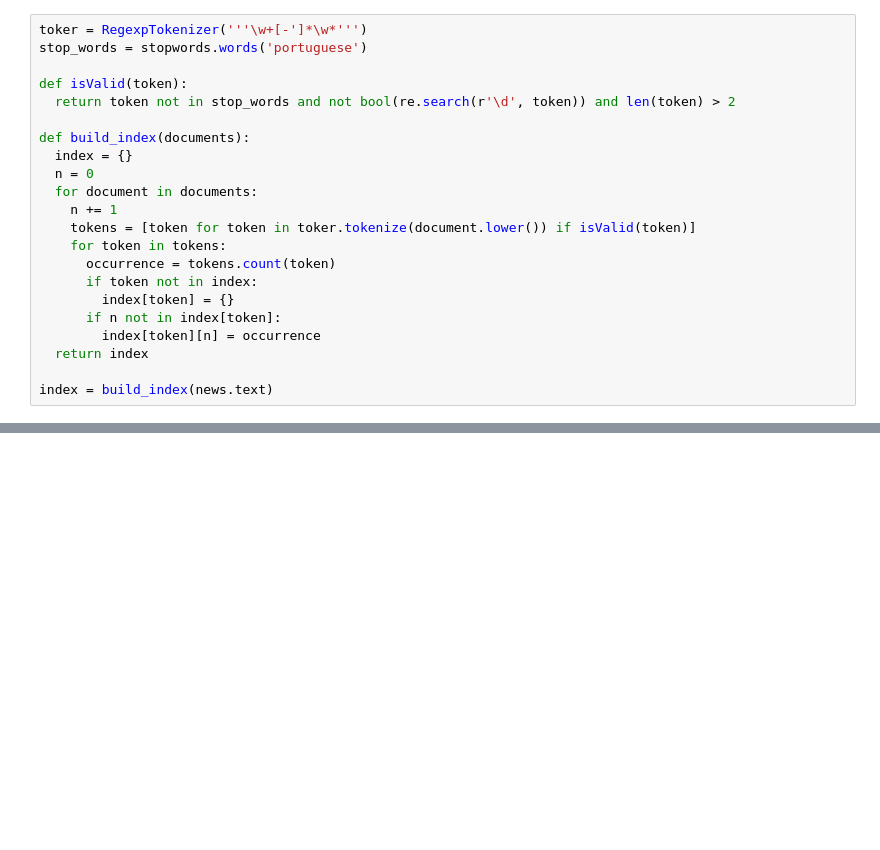
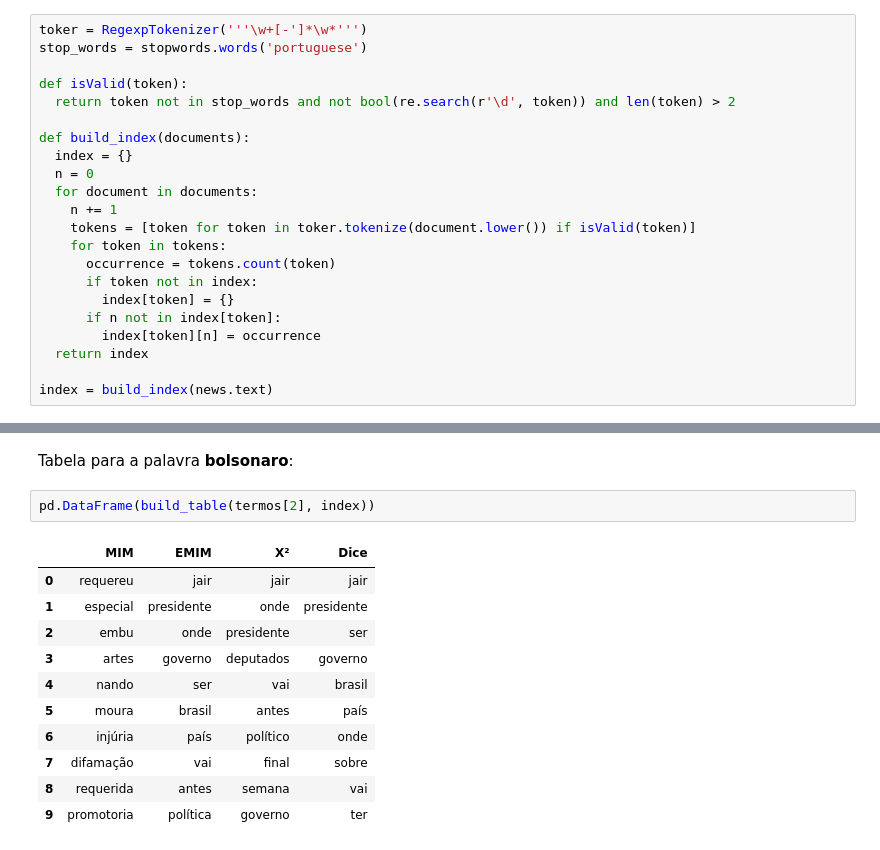
Before and after one commit to valterlucena/recuperacao-informacao, a Jupyter notebook: query-expansion/query_expansion.ipynb, the cells around one changed output, grey strips where cells are left out. Cells and saved outputs as stored; diff of their text form; blank space fills up the shorter version.

```diff
--- a/query-expansion/query_expansion.ipynb
+++ b/query-expansion/query_expansion.ipynb
@@ -309,0 +228,16 @@ pd.DataFrame(data)
+# %% [markdown]
+Tabela para a palavra **bolsonaro**:
+# %%
+pd.DataFrame(build_table(termos[2], index))
+# %% [output]
+|  | MIM | EMIM | X² | Dice |
+| 0 | requereu | jair | jair | jair |
+| 1 | especial | presidente | onde | presidente |
+| 2 | embu | onde | presidente | ser |
+| 3 | artes | governo | deputados | governo |
+| 4 | nando | ser | vai | brasil |
+| 5 | moura | brasil | antes | país |
+| 6 | injúria | país | político | onde |
+| 7 | difamação | vai | final | sobre |
+| 8 | requerida | antes | semana | vai |
+| 9 | promotoria | política | governo | ter |
```
Also changed, not shown: parts of 43 cells of this notebook.
